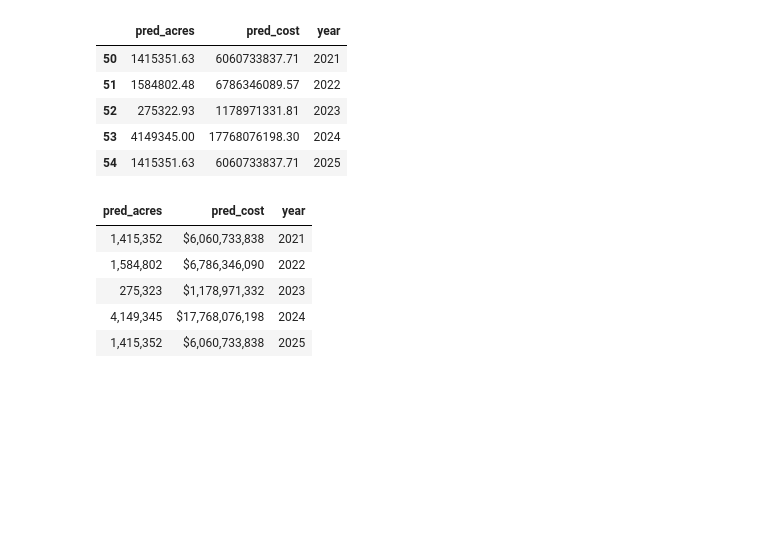
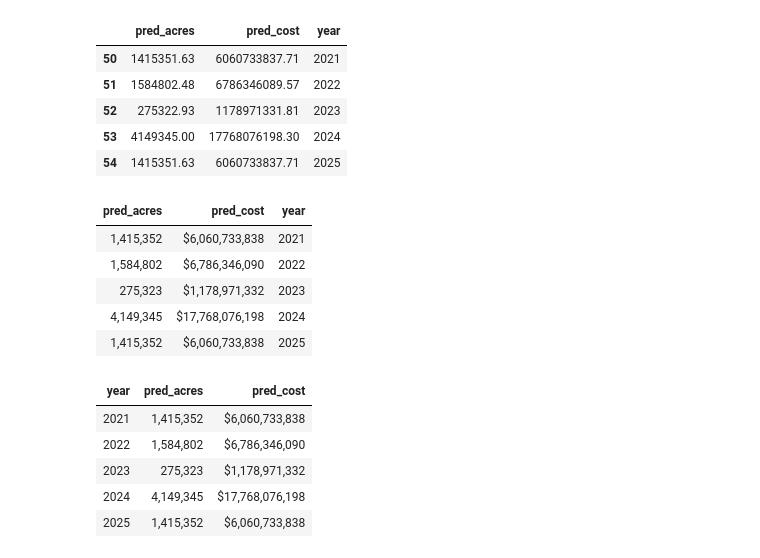
Before and after one commit to jefremides/Project_5, a Jupyter notebook: claire_data_cleaning_acres.ipynb, the cells around one changed output. Saved outputs shown, nothing was run; the diff lists cells and outputs as text; code cells hidden in the pictures; blank space fills up the shorter version.

Commit message:
adding df formatting again

```diff
--- a/claire_data_cleaning_acres.ipynb
+++ b/claire_data_cleaning_acres.ipynb
@@ -202,3 +202,13 @@ predictions_df.style.format(format_dict).hide_index()
 | 275,323 | $1,178,971,332 | 2023 |
 | 4,149,345 | $17,768,076,198 | 2024 |
 | 1,415,352 | $6,060,733,838 | 2025 |
+# %%
+predictions_df = predictions_df[['year', 'pred_acres', 'pred_cost']]
+predictions_df.style.format(format_dict).hide_index()
+# %% [output]
+| year | pred_acres | pred_cost |
+| 2021 | 1,415,352 | $6,060,733,838 |
+| 2022 | 1,584,802 | $6,786,346,090 |
+| 2023 | 275,323 | $1,178,971,332 |
+| 2024 | 4,149,345 | $17,768,076,198 |
+| 2025 | 1,415,352 | $6,060,733,838 |
```
